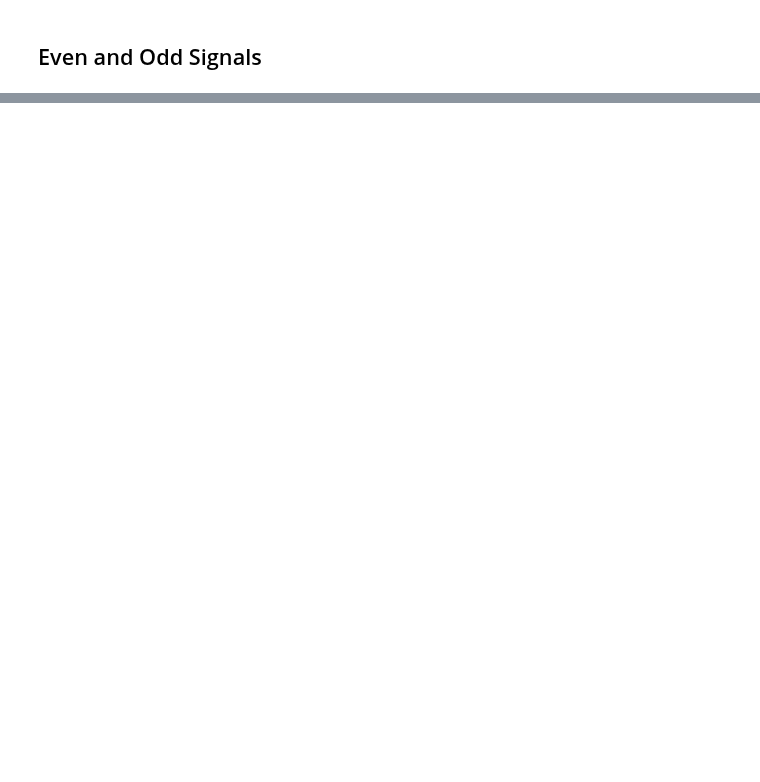
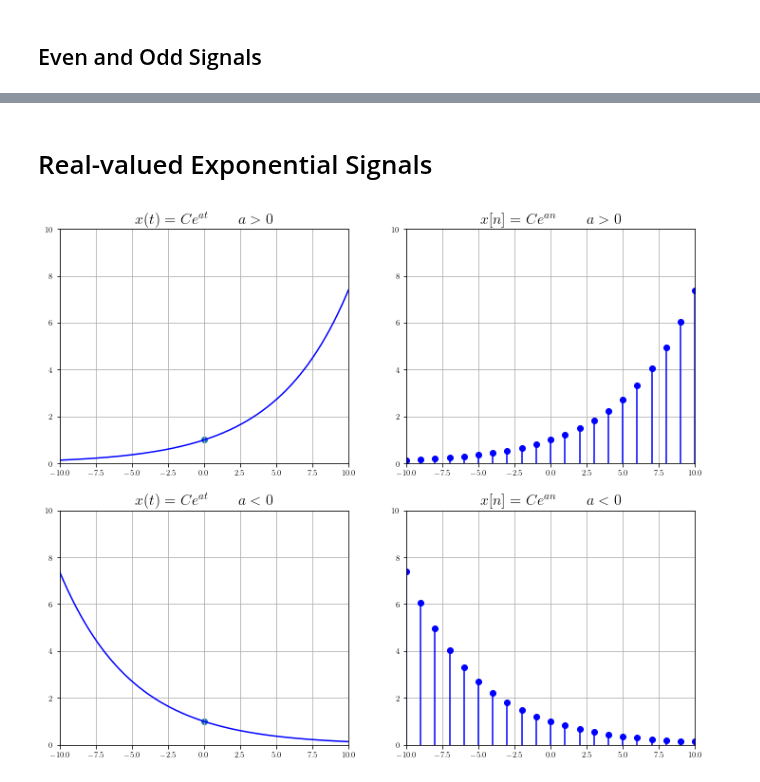
Before and after one commit to tmquan/ivcl, a Jupyter notebook: _sources/courses/dsp/intro.ipynb, the cells around one changed output, grey strips where cells are left out. Cells and saved outputs as stored; diff of their text form; code cells hidden in the pictures; blank space fills up the shorter version.

```diff
--- a/_sources/courses/dsp/intro.ipynb
+++ b/_sources/courses/dsp/intro.ipynb
@@ -182,0 +196,62 @@ plt.show()
+# %% [markdown]
+# Real-valued Exponential Signals
+# %%
+t = sp.Symbol('t')
+fig, ax = plt.subplots(
+    2, 2,
+    figsize=(12, 10),
+    # tight_layout=True,
+)
+
+mpl_axes_plot(ax[0][0], sp.exp((t)/5), (t, -40, 40), color='b')
+ax[0][0].scatter(0, 1)
+ax[0][0].set_xlim(-10, 10, 1)
+ax[0][0].set_ylim(-00, 10, 1)
+ax[0][0].set_title(r'$x(t) = Ce^{at}  \qquad  a>0$', fontsize=16)
+ax[0][0].tick_params(axis='x', labelsize=8)
+ax[0][0].tick_params(axis='y', labelsize=8)
+# ax[0][0].set_xticks([], fontsize=16)
+# ax[0][0].set_yticks([], fontsize=16)
+ax[0][0].grid('on')
+ax[0][0].margins(0.02, 0.02)
+
+
+mpl_axes_stem(ax[0][1], sp.exp((t)/5), (t, -40, 40, 1), linefmt='b', markerfmt='bo')
+ax[0][1].set_xlim(-10, 10, 1)
+ax[0][1].set_ylim(-00, 10, 1)
+ax[0][1].set_title(r'$x[n] = Ce^{an}  \qquad  a>0$', fontsize=16)
+ax[0][1].tick_params(axis='x', labelsize=8)
+ax[0][1].tick_params(axis='y', labelsize=8)
+# ax[0][1].set_xticks([], fontsize=16)
+# ax[0][1].set_yticks([], fontsize=16)
+ax[0][1].grid('on')
+ax[0][1].margins(0.02, 0.02)
+
+
+mpl_axes_plot(ax[1][0], sp.exp((-t)/5), (t, -40, 40), color='b')
+ax[1][0].scatter(0, 1)
+ax[1][0].set_xlim(-10, 10, 1)
+ax[1][0].set_ylim(-00, 10, 1)
+ax[1][0].set_title(r'$x(t) = Ce^{at}  \qquad  a<0$', fontsize=16)
+ax[1][0].tick_params(axis='x', labelsize=8)
+ax[1][0].tick_params(axis='y', labelsize=8)
+# ax[1][0].set_xticks([], fontsize=16)
+# ax[1][0].set_yticks([], fontsize=16)
+ax[1][0].grid('on')
+ax[1][0].margins(0.02, 0.02)
+
+
+mpl_axes_stem(ax[1][1], sp.exp((-t)/5), (t, -40, 40, 1), linefmt='b', markerfmt='bo')
+ax[1][1].set_xlim(-10, 10, 1)
+ax[1][1].set_ylim(-00, 10, 1)
+ax[1][1].set_title(r'$x[n] = Ce^{an}  \qquad  a<0$', fontsize=16)
+ax[1][1].tick_params(axis='x', labelsize=8)
+ax[1][1].tick_params(axis='y', labelsize=8)
+# ax[1][1].set_xticks([], fontsize=16)
+# ax[1][1].set_yticks([], fontsize=16)
+ax[1][1].grid('on')
+ax[1][1].margins(0.02, 0.02)
+
+plt.show()
+# %% [output]
+[figure, added]
```
Also changed, not shown: parts of 6 cells of this notebook, 7 other files.
